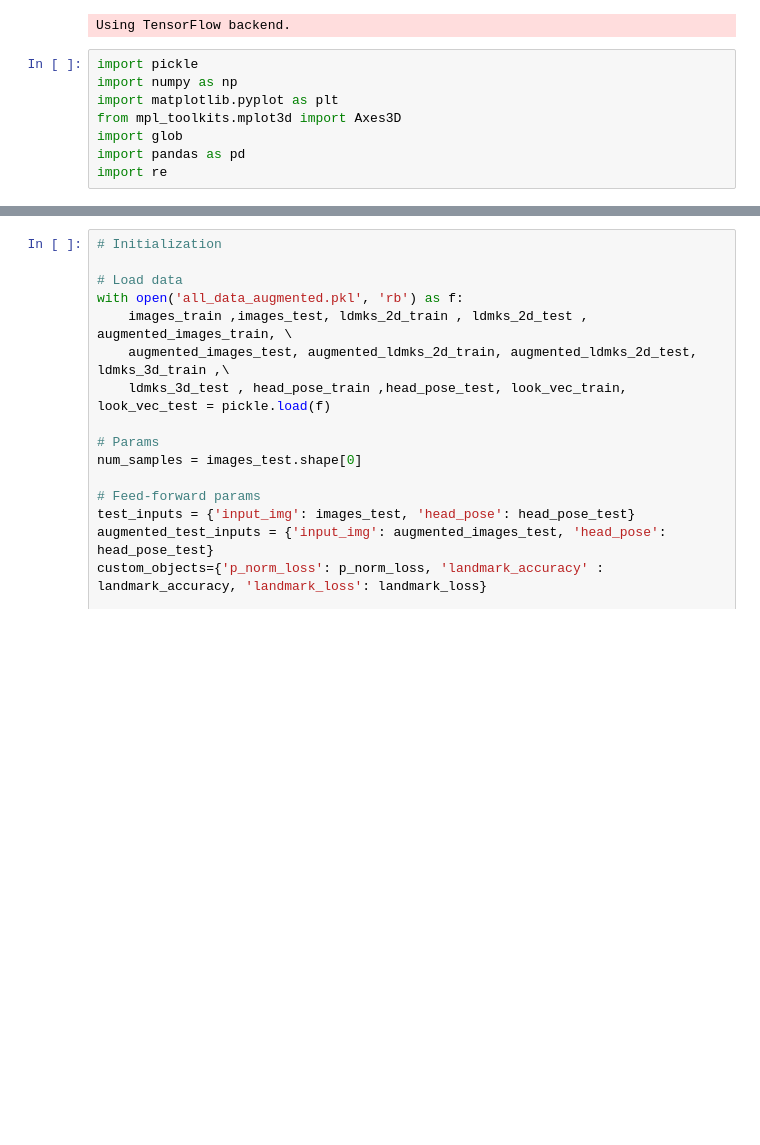
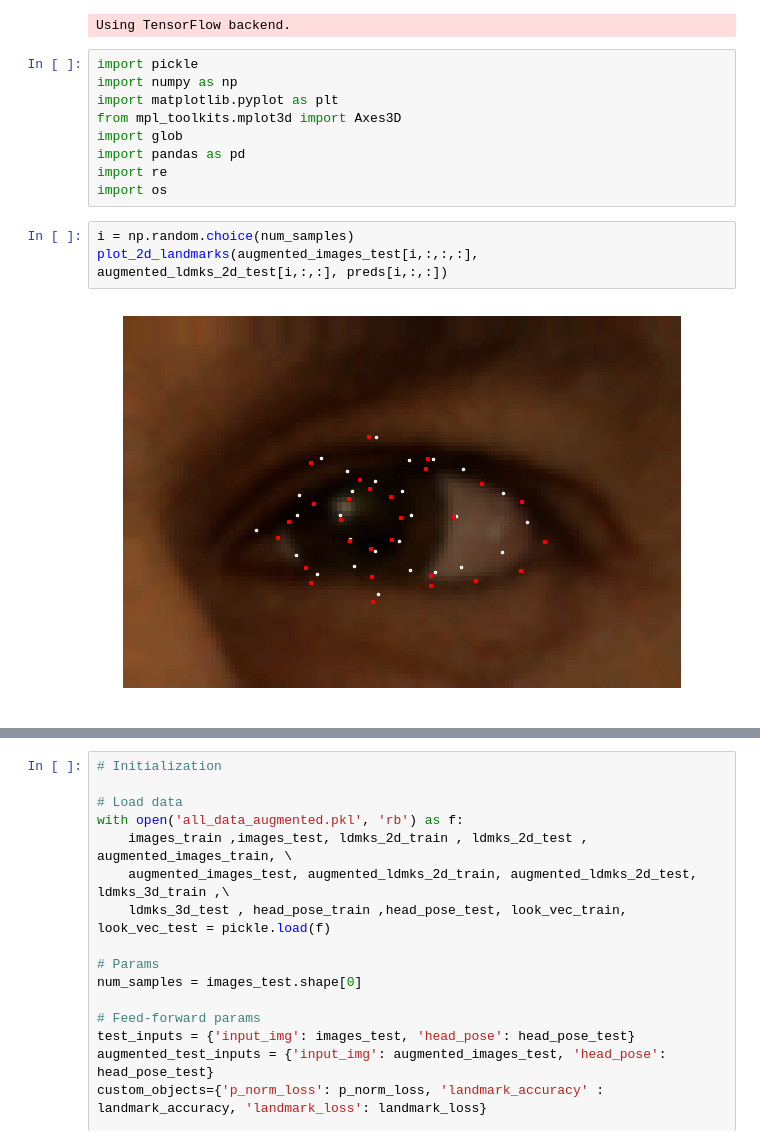
Before and after one commit to danakianfar/landmark_detection, a Jupyter notebook: evaluation.ipynb, the cells around one changed output, grey strips where cells are left out. Saved outputs shown, nothing was run; the diff lists cells and outputs as text; blank space fills up the shorter version.

```diff
--- a/evaluation.ipynb
+++ b/evaluation.ipynb
@@ -13,5 +13,11 @@ from mpl_toolkits.mplot3d import Axes3D
 import glob
 import pandas as pd
 import re
+import os
+# %%
+i = np.random.choice(num_samples)
+plot_2d_landmarks(augmented_images_test[i,:,:,:], augmented_ldmks_2d_test[i,:,:], preds[i,:,:])
+# %% [output]
+[figure, added]
 # %%
 def plot_2d_landmarks(img, true, pred):
```
Also changed, not shown: parts of 12 cells of this notebook, 24 other files.
